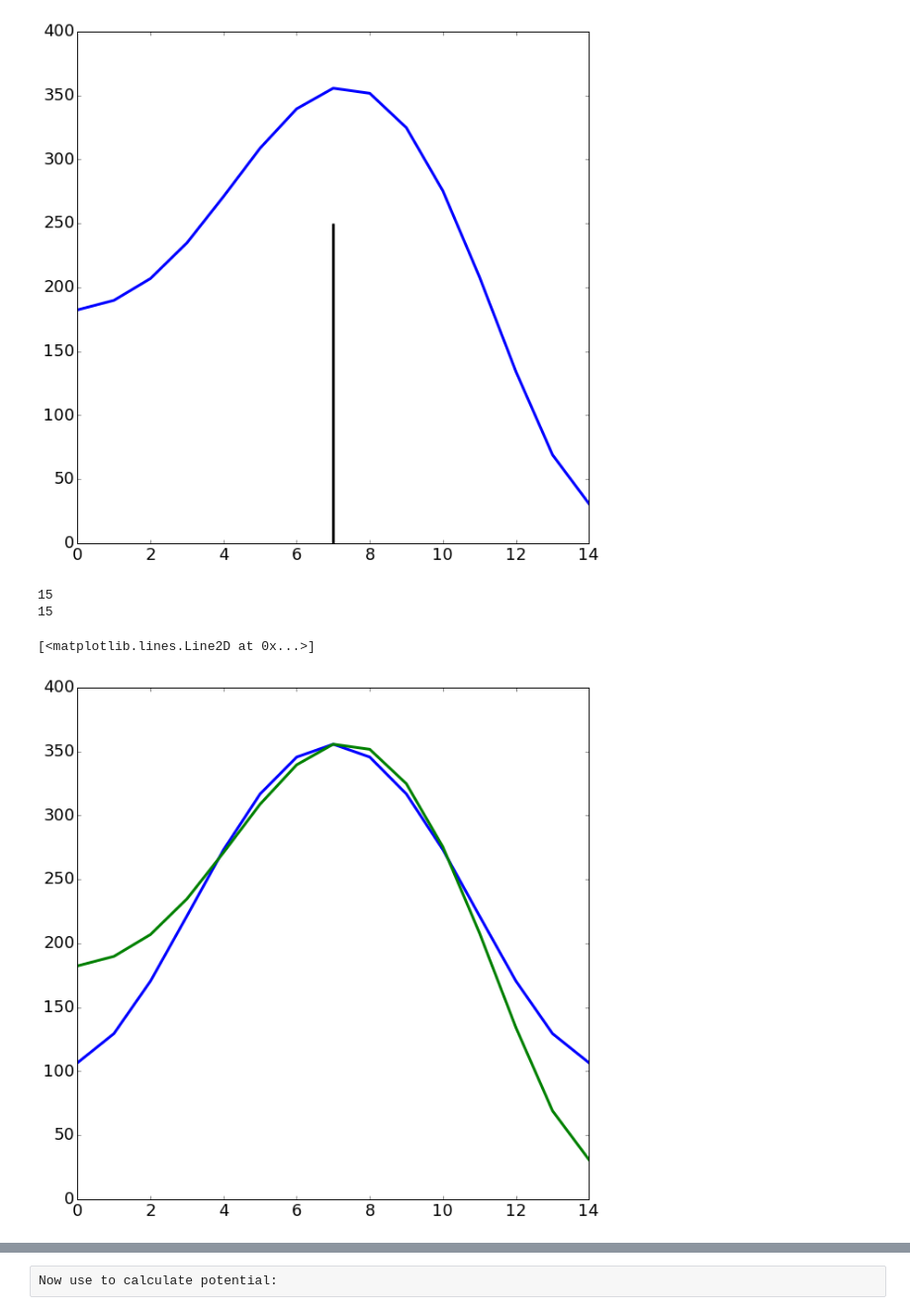
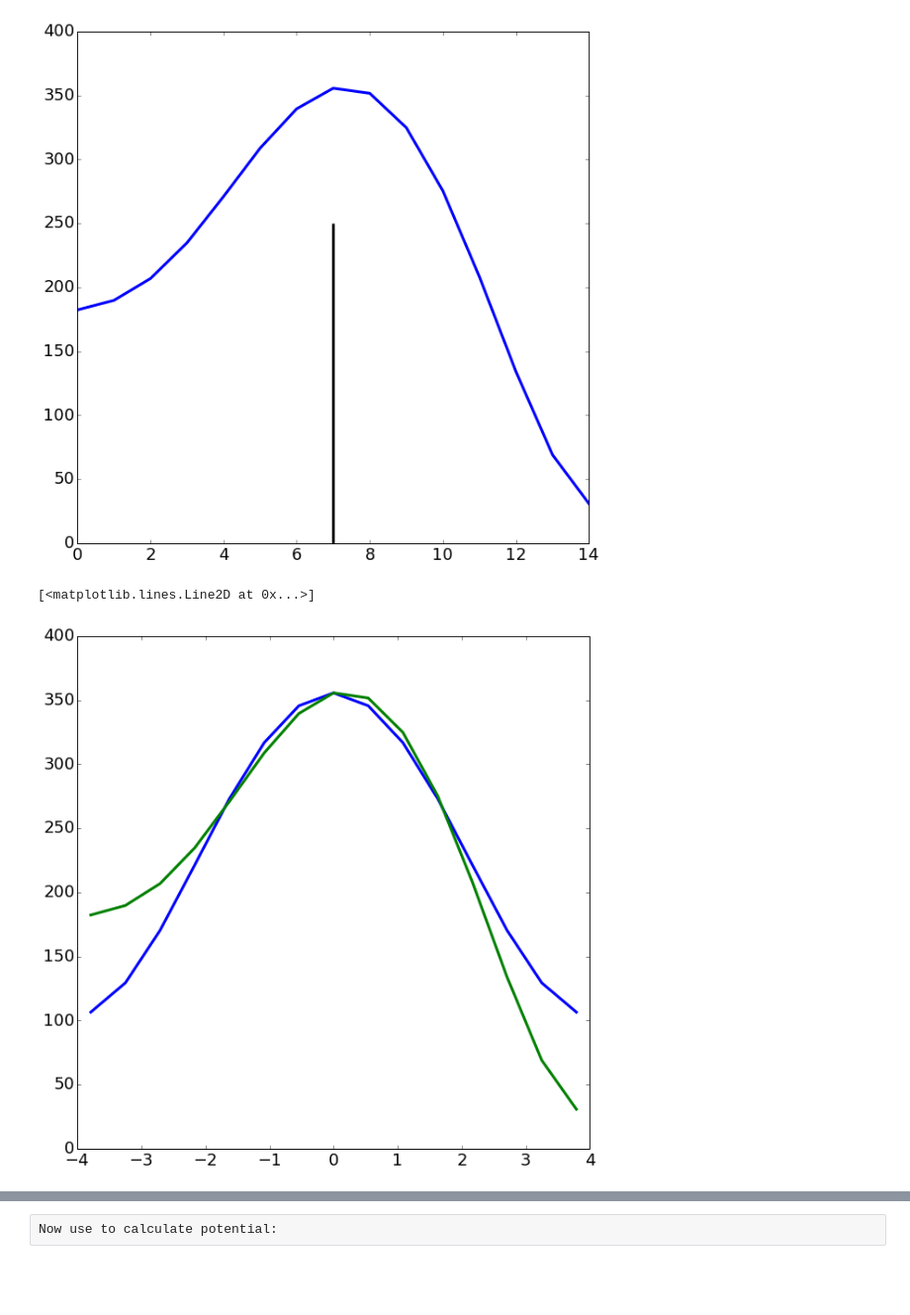
Before and after one commit to levlab-atomchip/BECy_stats, a Jupyter notebook: notebooks/abel_transforms.ipynb, the cells around one changed output, grey strips where cells are left out. Shown: that part at 99% size. Saved outputs shown, nothing was run; the diff lists cells and outputs as text; code cells hidden in the pictures; blank space fills up the shorter version.

```diff
--- a/notebooks/abel_transforms.ipynb
+++ b/notebooks/abel_transforms.ipynb
@@ -185,13 +187,12 @@ def symmetrize(arr):
     return np.hstack((symmetrized[::-1], symmetrized[1:]))
 # %%
 symm = symmetrize(img_cut)
-print len(symm)
-plt.plot(symm)
-plt.plot(recenter(img_cut))
+symm_zees = (np.array(range(len(symm))) - centroid(symm))*real_pix
+#print len(symm)
+plt.plot(symm_zees*1e6, symm)
+plt.plot(symm_zees*1e6, recenter(img_cut))
 # %% [output]
-15
-15
+[<matplotlib.lines.Line2D at 0x...>]
-[<matplotlib.lines.Line2D at 0x...>]
-[figure, old version]
+[figure, new version]
 # %%
 img_cut_prime = filters.gaussian_filter(symm, 1, order=1)
```
Also changed, not shown: parts of 12 cells of this notebook.
